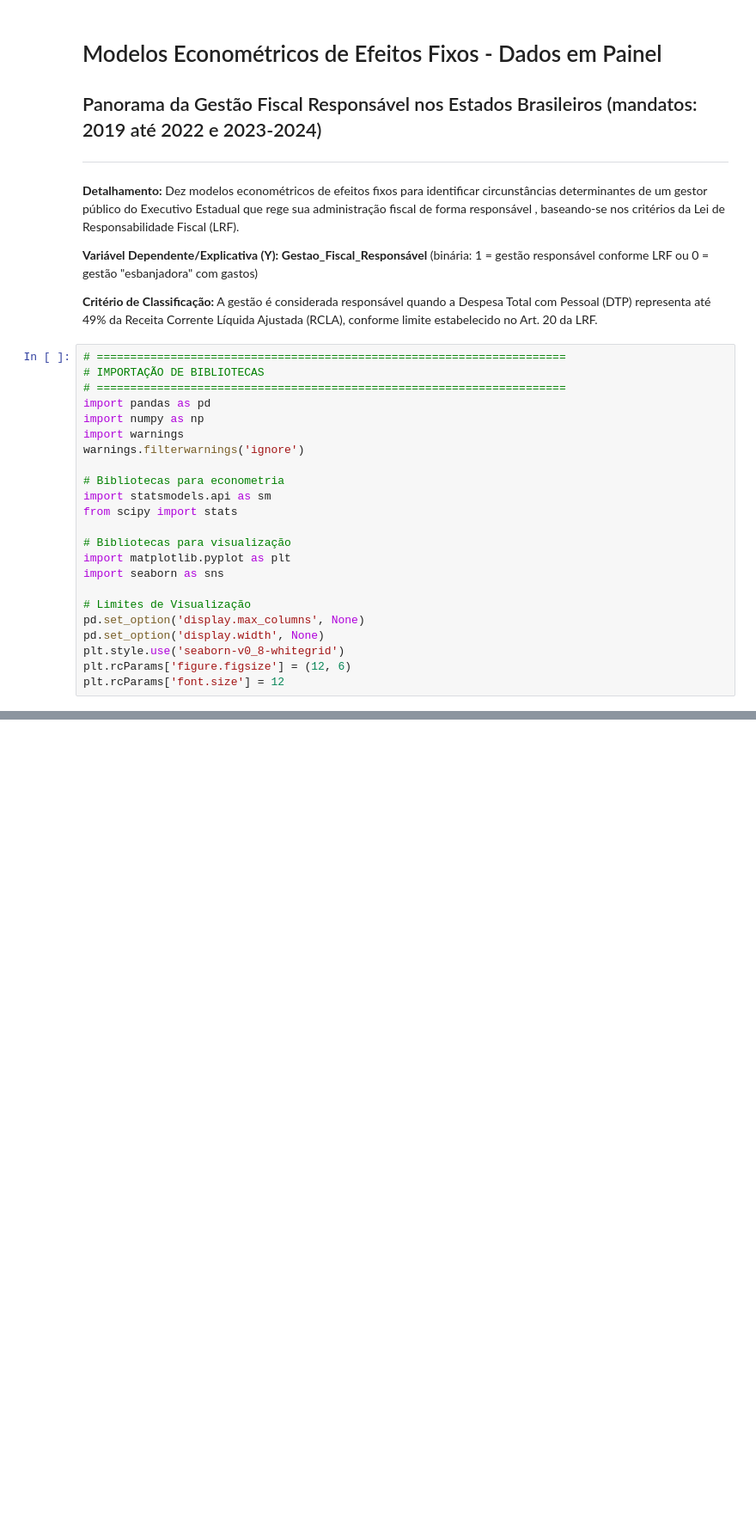
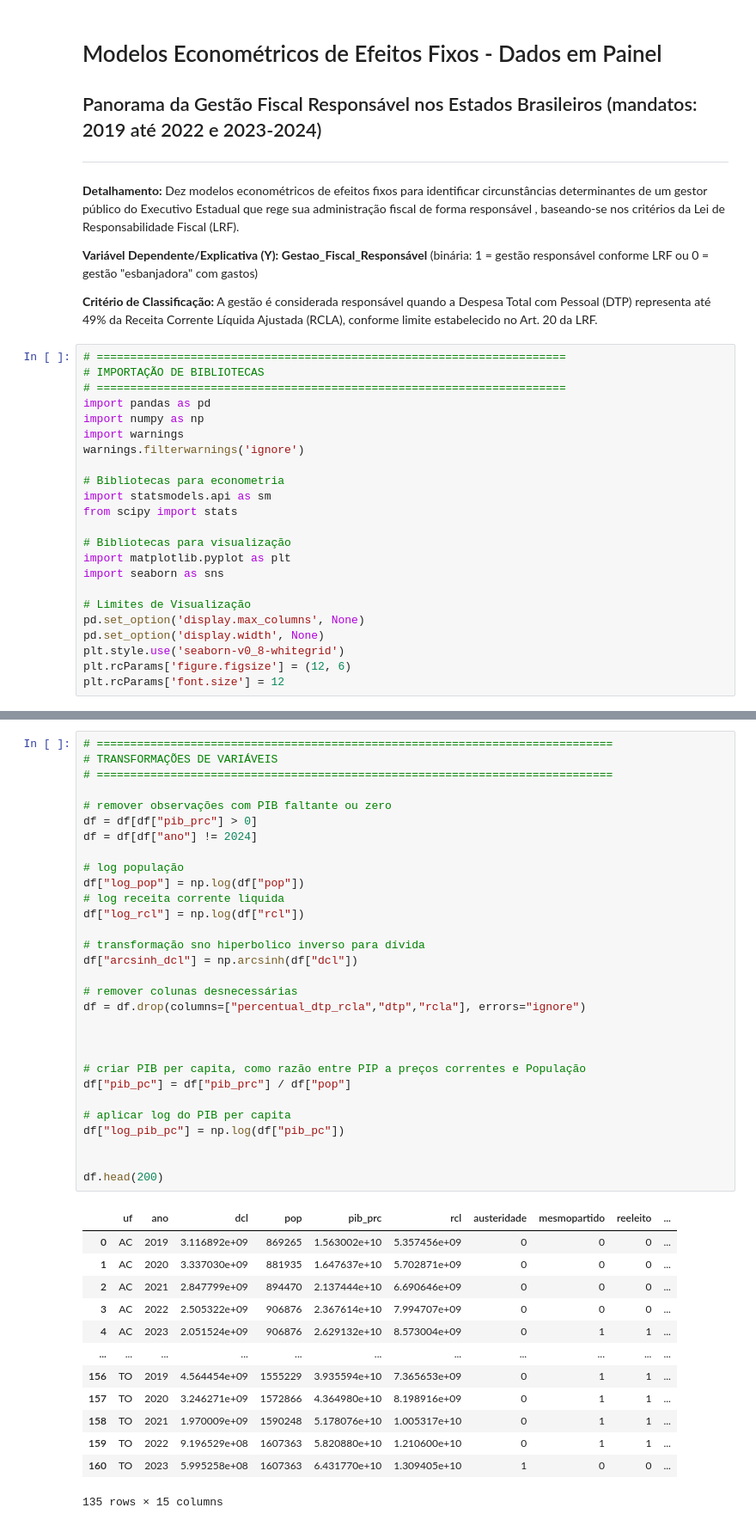
Before and after one commit to jrhumberto/000-pep, a Jupyter notebook: modelo_econometrico_v2.ipynb, the cells around one changed output, grey strips where cells are left out. Shown at 86% size. Saved outputs shown, nothing was run; the diff lists cells and outputs as text; blank space fills up the shorter version.

```diff
--- a/modelo_econometrico_v2.ipynb
+++ b/modelo_econometrico_v2.ipynb
@@ -680,0 +181,44 @@ for i in list_files_results:
+# %%
+# =============================================================================
+# TRANSFORMAÇÕES DE VARIÁVEIS
+# =============================================================================
+
+# remover observações com PIB faltante ou zero
+df = df[df["pib_prc"] > 0]
+df = df[df["ano"] != 2024]
+
+# log população
+df["log_pop"] = np.log(df["pop"])
+# log receita corrente liquida
+df["log_rcl"] = np.log(df["rcl"])
+
+# transformação sno hiperbolico inverso para dívida
+df["arcsinh_dcl"] = np.arcsinh(df["dcl"])
+
+# remover colunas desnecessárias
+df = df.drop(columns=["percentual_dtp_rcla","dtp","rcla"], errors="ignore")
+
+
+
+# criar PIB per capita, como razão entre PIP a preços correntes e População
+df["pib_pc"] = df["pib_prc"] / df["pop"]
+
+# aplicar log do PIB per capita
+df["log_pib_pc"] = np.log(df["pib_pc"])
+
+
+df.head(200)
+# %% [output]
+|  | uf | ano | dcl | pop | pib_prc | rcl | austeridade | mesmopartido | reeleito | ... |
+| 0 | AC | 2019 | 3.116892e+09 | 869265 | 1.563002e+10 | 5.357456e+09 | 0 | 0 | 0 | ... |
+| 1 | AC | 2020 | 3.337030e+09 | 881935 | 1.647637e+10 | 5.702871e+09 | 0 | 0 | 0 | ... |
+| 2 | AC | 2021 | 2.847799e+09 | 894470 | 2.137444e+10 | 6.690646e+09 | 0 | 0 | 0 | ... |
+| 3 | AC | 2022 | 2.505322e+09 | 906876 | 2.367614e+10 | 7.994707e+09 | 0 | 0 | 0 | ... |
+| 4 | AC | 2023 | 2.051524e+09 | 906876 | 2.629132e+10 | 8.573004e+09 | 0 | 1 | 1 | ... |
+| ... | ... | ... | ... | ... | ... | ... | ... | ... | ... | ... |
+| 156 | TO | 2019 | 4.564454e+09 | 1555229 | 3.935594e+10 | 7.365653e+09 | 0 | 1 | 1 | ... |
+| 157 | TO | 2020 | 3.246271e+09 | 1572866 | 4.364980e+10 | 8.198916e+09 | 0 | 1 | 1 | ... |
+| 158 | TO | 2021 | 1.970009e+09 | 1590248 | 5.178076e+10 | 1.005317e+10 | 0 | 1 | 1 | ... |
+| 159 | TO | 2022 | 9.196529e+08 | 1607363 | 5.820880e+10 | 1.210600e+10 | 0 | 1 | 1 | ... |
+| 160 | TO | 2023 | 5.995258e+08 | 1607363 | 6.431770e+10 | 1.309405e+10 | 1 | 0 | 0 | ... |
+135 rows × 15 columns
```
Also changed, not shown: parts of 43 cells of this notebook.
